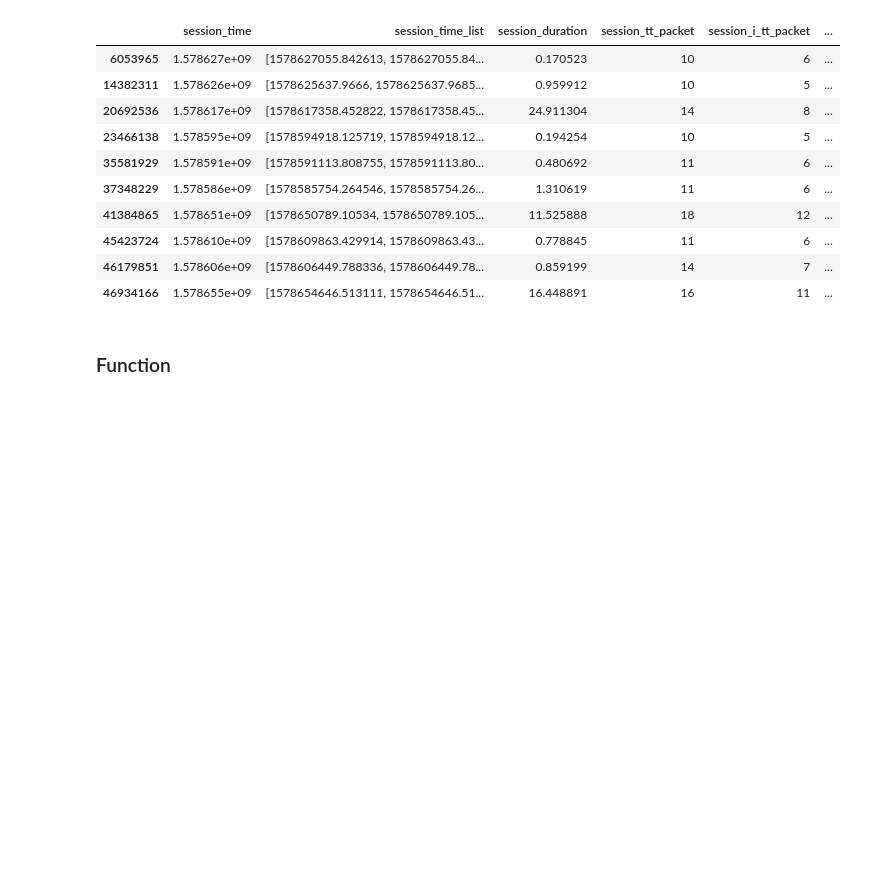
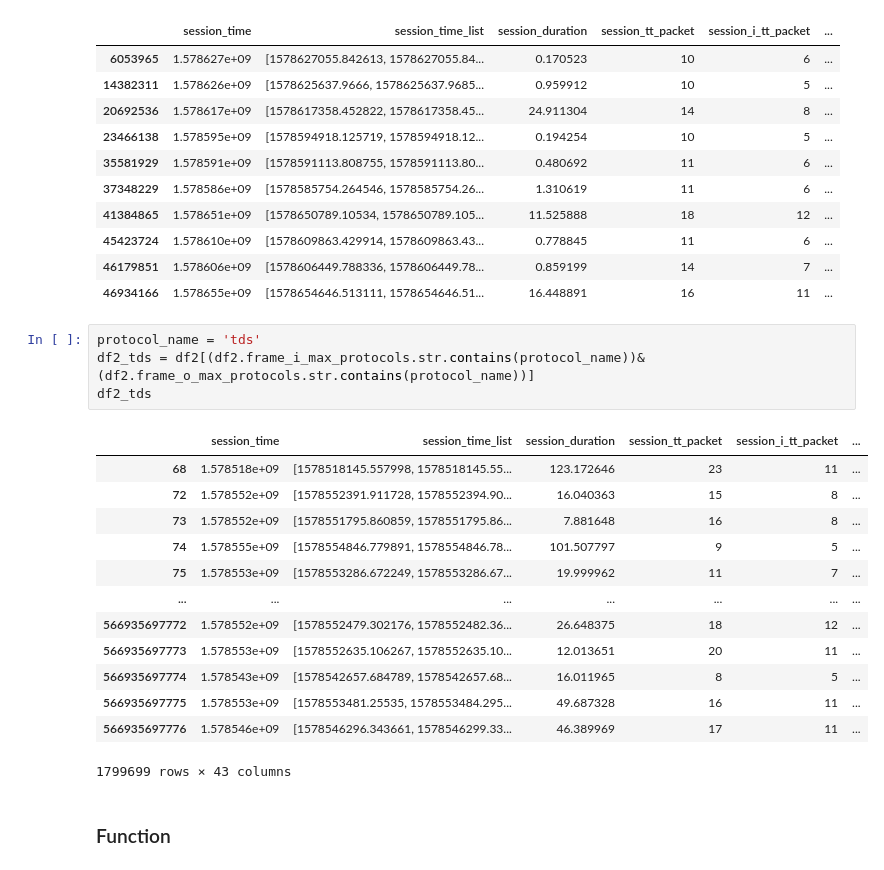
Before and after one commit to tychen5/Packet_Correlation, a Jupyter notebook: Clustering/ssdeep_payload-200(9).ipynb, the cells around one changed output. Cells and saved outputs as stored; diff of their text form; blank space fills up the shorter version.

```diff
--- a/Clustering/ssdeep_payload.ipynb
+++ b/Clustering/ssdeep_payload-200(9).ipynb
@@ -257,6 +244,24 @@ case_df
 | 45423724 | 1.578610e+09 | [1578609863.429914, 1578609863.43... | 0.778845 | 11 | 6 | ... |
 | 46179851 | 1.578606e+09 | [1578606449.788336, 1578606449.78... | 0.859199 | 14 | 7 | ... |
 | 46934166 | 1.578655e+09 | [1578654646.513111, 1578654646.51... | 16.448891 | 16 | 11 | ... |
+# %%
+protocol_name = 'tds'
+df2_tds = df2[(df2.frame_i_max_protocols.str.contains(protocol_name))&(df2.frame_o_max_protocols.str.contains(protocol_name))]
+df2_tds
+# %% [output]
+|  | session_time | session_time_list | session_duration | session_tt_packet | session_i_tt_packet | ... |
+| 68 | 1.578518e+09 | [1578518145.557998, 1578518145.55... | 123.172646 | 23 | 11 | ... |
+| 72 | 1.578552e+09 | [1578552391.911728, 1578552394.90... | 16.040363 | 15 | 8 | ... |
+| 73 | 1.578552e+09 | [1578551795.860859, 1578551795.86... | 7.881648 | 16 | 8 | ... |
+| 74 | 1.578555e+09 | [1578554846.779891, 1578554846.78... | 101.507797 | 9 | 5 | ... |
+| 75 | 1.578553e+09 | [1578553286.672249, 1578553286.67... | 19.999962 | 11 | 7 | ... |
+| ... | ... | ... | ... | ... | ... | ... |
+| 566935697772 | 1.578552e+09 | [1578552479.302176, 1578552482.36... | 26.648375 | 18 | 12 | ... |
+| 566935697773 | 1.578553e+09 | [1578552635.106267, 1578552635.10... | 12.013651 | 20 | 11 | ... |
+| 566935697774 | 1.578543e+09 | [1578542657.684789, 1578542657.68... | 16.011965 | 8 | 5 | ... |
+| 566935697775 | 1.578553e+09 | [1578553481.25535, 1578553484.295... | 49.687328 | 16 | 11 | ... |
+| 566935697776 | 1.578546e+09 | [1578546296.343661, 1578546299.33... | 46.389969 | 17 | 11 | ... |
+1799699 rows × 43 columns
 # %% [markdown]
 ### Function
 # %%
```
Also changed, not shown: parts of 14 cells of this notebook, 2 other files.
